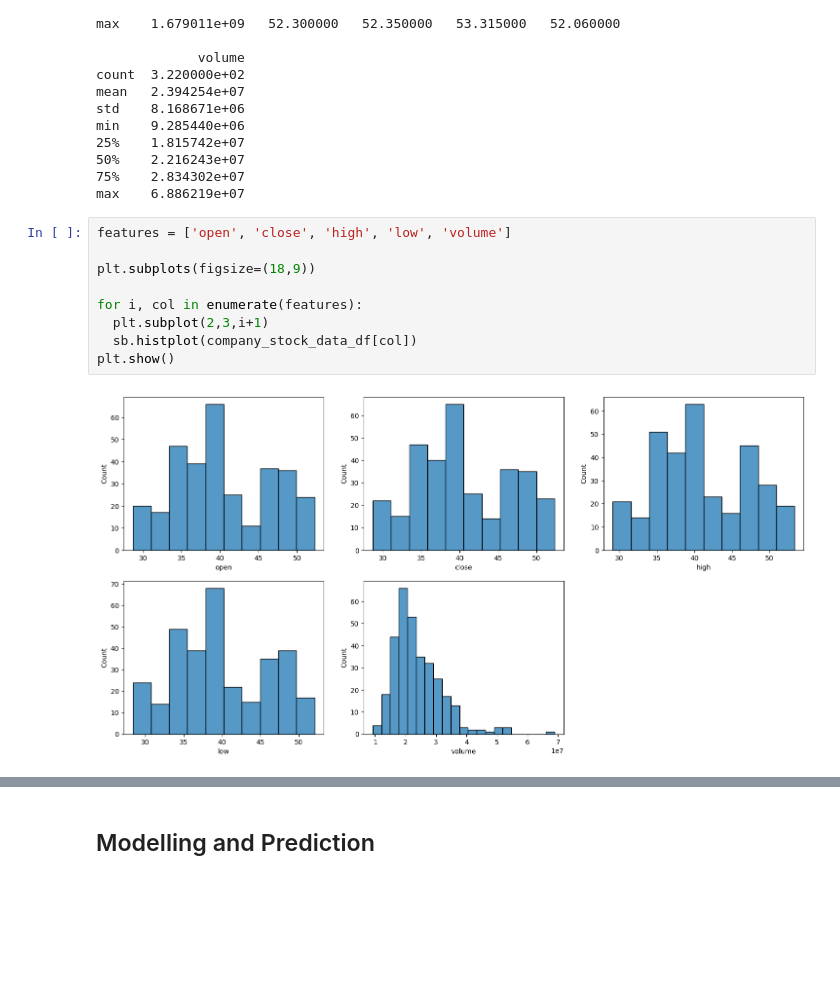
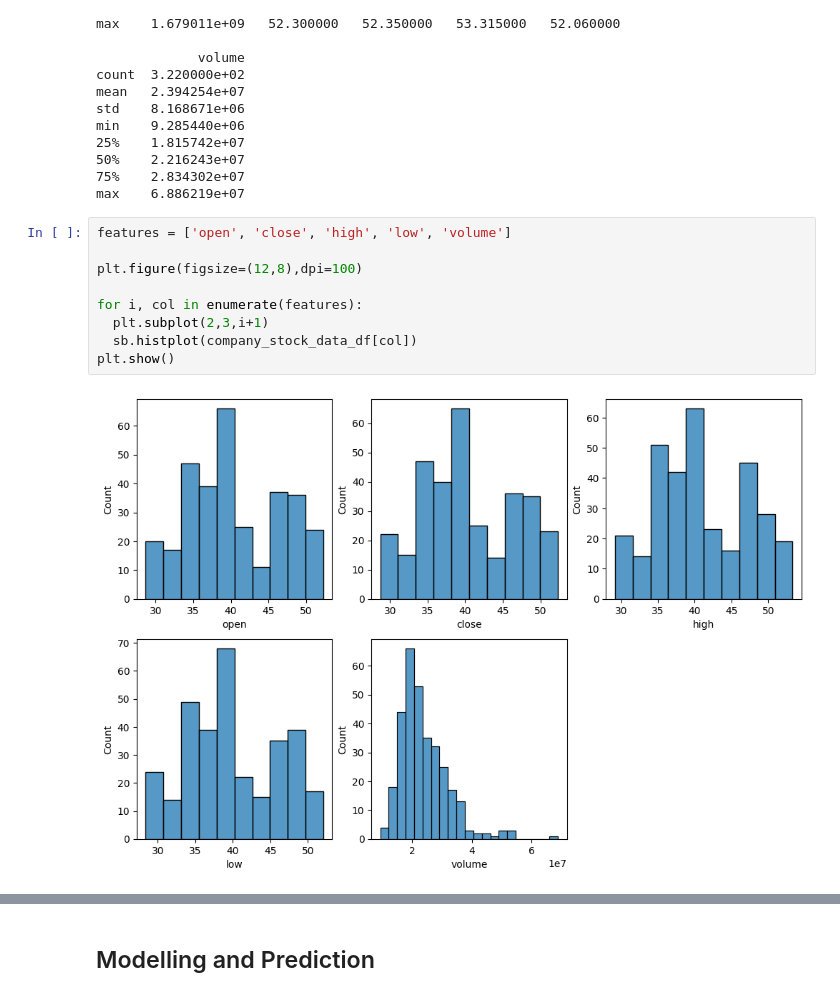
Before and after one commit to geoffpatton/dsci-521-project, a Jupyter notebook: final_project_impl.ipynb, the cells around one changed output, grey strips where cells are left out. Drawn from its saved outputs; the diff is of its cells as text; blank space fills up the shorter version.

```diff
--- a/final_project_impl.ipynb
+++ b/final_project_impl.ipynb
@@ -157,13 +158,13 @@ max    6.886219e+07
 # %%
 features = ['open', 'close', 'high', 'low', 'volume']
 
-plt.subplots(figsize=(18,9))
+plt.figure(figsize=(12,8),dpi=100)
 
 for i, col in enumerate(features):
   plt.subplot(2,3,i+1)
   sb.histplot(company_stock_data_df[col])
 plt.show()
 # %% [output]
-[figure, old version]
+[figure, new version]
 # %%
 
```
Also changed, not shown: parts of 7 cells of this notebook, 3 other files.
